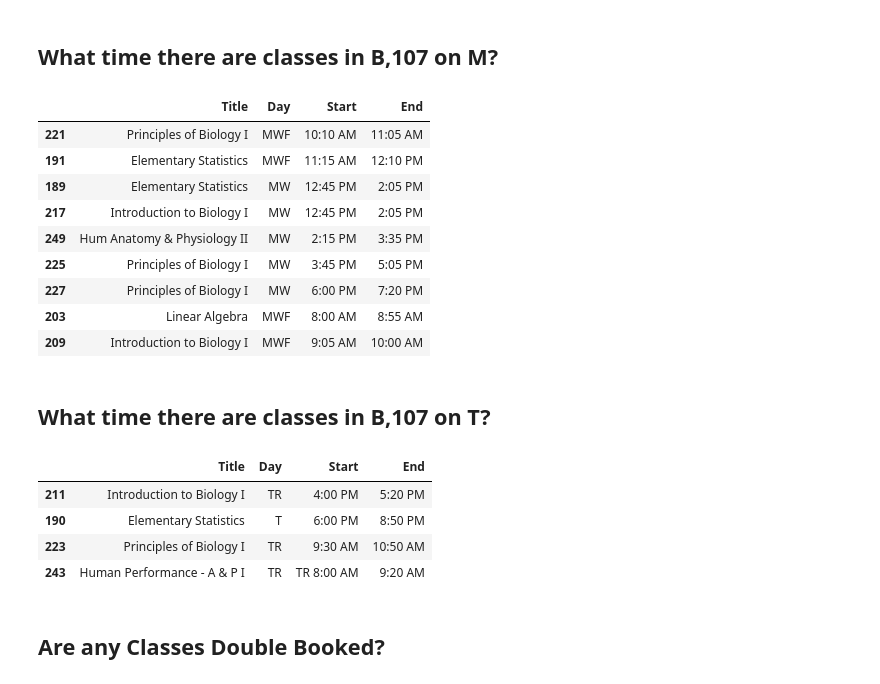
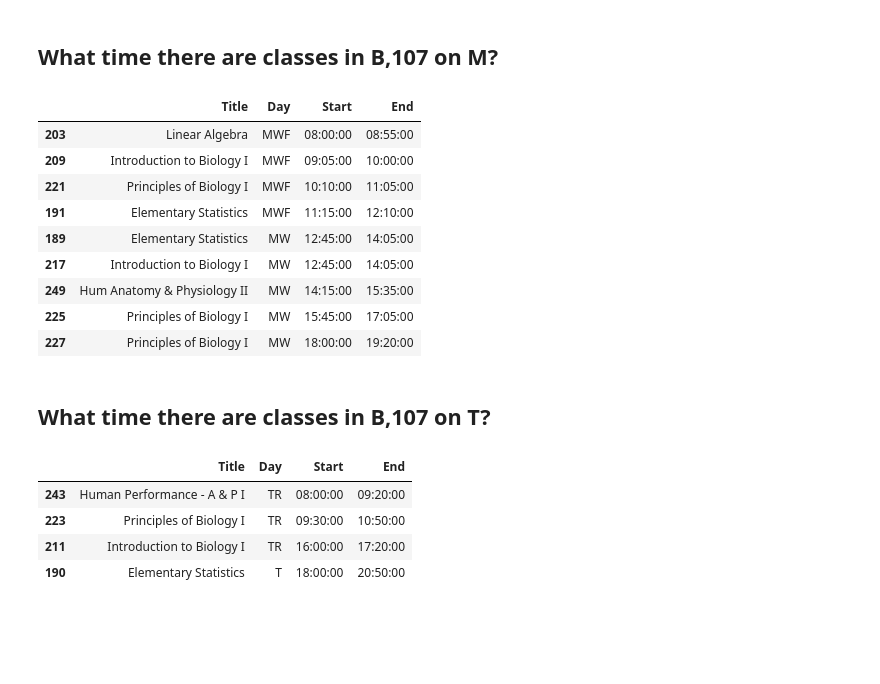
Before and after one commit to kennykadilov/schedulingApp, a Jupyter notebook: Untitled.ipynb, the cells around one changed output. Cells and saved outputs as stored; diff of their text form; code cells hidden in the pictures; blank space fills up the shorter version.

```diff
--- a/Untitled.ipynb
+++ b/Untitled.ipynb
@@ -1,9 +1,12 @@
 # %%
+import datetime
 import pandas as pd
 import numpy as np
 
 
-df = pd.read_excel (r'Master.xlsx')
-df.tail()
+df = pd.read_excel(r"Master.xlsx")
+df["Start"] = pd.to_datetime(df["Start"]).dt.time
+df["End"] = pd.to_datetime(df["End"]).dt.time
+df
 # %% [output]
 |  | Block | Dep | Course | Section | Title | Instructor | Day | Start | End | Size | Bldg | ... |
@@ -118,9 +67,6 @@ temp.loc[(temp['Day'] == 'MW') & (temp['Start'] == '12:45 PM') & (temp['End'] ==
 # %% [markdown]
 ## What is the most busiest rooms in Main building?
 # %%
-df['Loc'] = df['Loc'].str.strip()
-df['Rm'] = df['Rm'].str.strip()
-
 busiest = df[df['Bldg'] == "MAIN"]
 busiest = busiest[['Loc', 'Rm']].agg(lambda x: ','.join(x.values), axis=1).T.value_counts().head(10)
 busiest
@@ -139,7 +85,7 @@ dtype: int64
 # %% [markdown]
 ## What time there are classes in B,107?
 # %%
-B107 = df.loc[(df['Loc'] == 'B') & (df['Rm'] == '107')]
+B107 = df[(df['Loc'] == 'B') & (df['Rm'] == '107')]
 B107
 # %% [output]
 |  | Block | Dep | Course | Section | Title | Instructor | Day | Start | End | Size | Bldg | ... |
@@ -160,19 +106,19 @@ B107
 # %% [markdown]
 ## What time there are classes in B,107 on M?
 # %%
-B107M = B107.loc[B107['Day'].str.contains('M')][['Title','Day','Start','End']]
+B107M = B107[B107['Day'].str.contains('M')][['Title','Day','Start','End']]
 B107M.sort_values(by=['Start'])
 # %% [output]
 |  | Title | Day | Start | End |
-| 221 | Principles of Biology I | MWF | 10:10 AM | 11:05 AM |
-| 191 | Elementary Statistics | MWF | 11:15 AM | 12:10 PM |
-| 189 | Elementary Statistics | MW | 12:45 PM | 2:05 PM |
-| 217 | Introduction to Biology I | MW | 12:45 PM | 2:05 PM |
-| 249 | Hum Anatomy & Physiology II | MW | 2:15 PM | 3:35 PM |
-| 225 | Principles of Biology I | MW | 3:45 PM | 5:05 PM |
-| 227 | Principles of Biology I | MW | 6:00 PM | 7:20 PM |
-| 203 | Linear Algebra | MWF | 8:00 AM | 8:55 AM |
-| 209 | Introduction to Biology I | MWF | 9:05 AM | 10:00 AM |
+| 203 | Linear Algebra | MWF | 08:00:00 | 08:55:00 |
+| 209 | Introduction to Biology I | MWF | 09:05:00 | 10:00:00 |
+| 221 | Principles of Biology I | MWF | 10:10:00 | 11:05:00 |
+| 191 | Elementary Statistics | MWF | 11:15:00 | 12:10:00 |
+| 189 | Elementary Statistics | MW | 12:45:00 | 14:05:00 |
+| 217 | Introduction to Biology I | MW | 12:45:00 | 14:05:00 |
+| 249 | Hum Anatomy & Physiology II | MW | 14:15:00 | 15:35:00 |
+| 225 | Principles of Biology I | MW | 15:45:00 | 17:05:00 |
+| 227 | Principles of Biology I | MW | 18:00:00 | 19:20:00 |
 # %% [markdown]
 ## What time there are classes in B,107 on T?
 # %%
@@ -180,9 +126,7 @@ B107T = B107.loc[B107['Day'].str.contains('T')][['Title','Day','Start','End']]
 B107T.sort_values(by=['Start'])
 # %% [output]
 |  | Title | Day | Start | End |
-| 211 | Introduction to Biology I | TR | 4:00 PM | 5:20 PM |
-| 190 | Elementary Statistics | T | 6:00 PM | 8:50 PM |
-| 223 | Principles of Biology I | TR | 9:30 AM | 10:50 AM |
-| 243 | Human Performance - A & P I | TR | TR 8:00 AM | 9:20 AM |
+| 243 | Human Performance - A & P I | TR | 08:00:00 | 09:20:00 |
+| 223 | Principles of Biology I | TR | 09:30:00 | 10:50:00 |
+| 211 | Introduction to Biology I | TR | 16:00:00 | 17:20:00 |
+| 190 | Elementary Statistics | T | 18:00:00 | 20:50:00 |
-# %% [markdown]
-## Are any Classes Double Booked?
```
Also changed, not shown: parts of 21 cells of this notebook, 11 other files.
